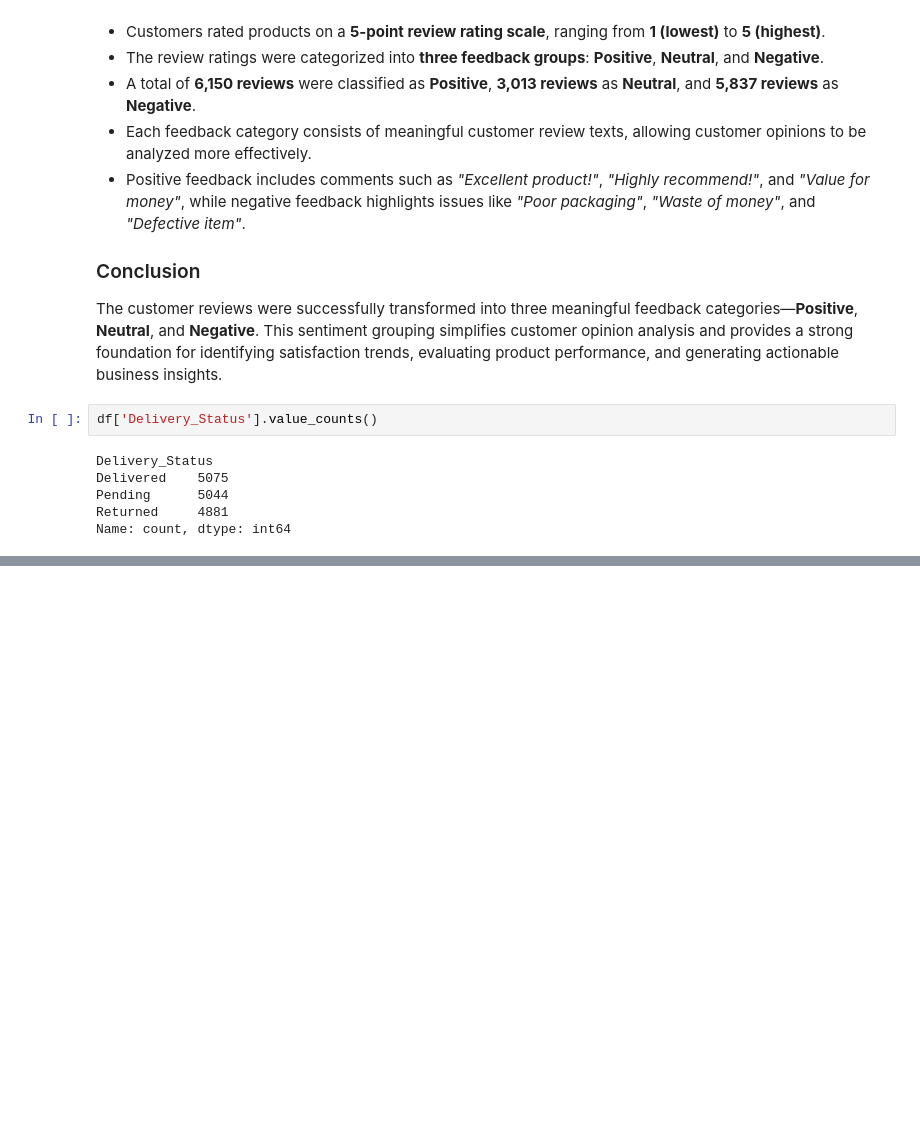
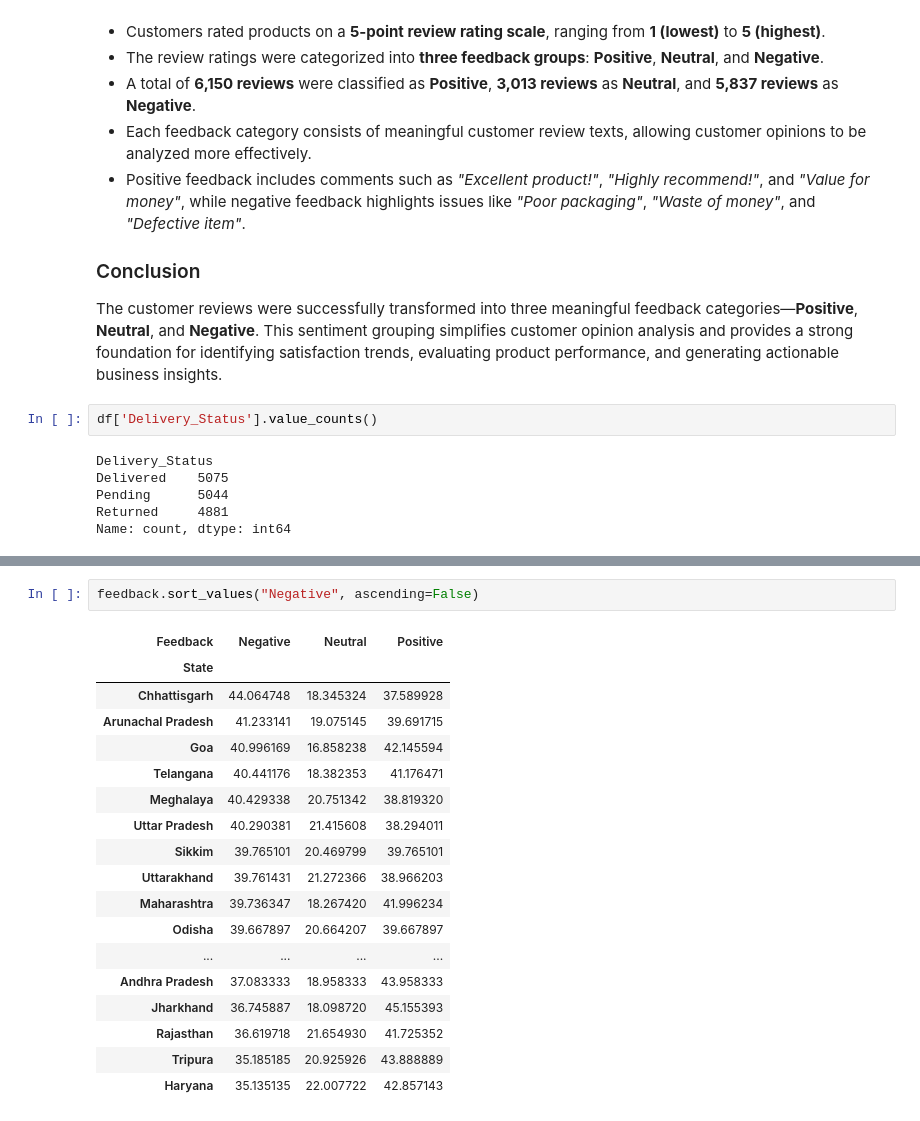
Before and after one commit to sohamnp06/Ecommerce-Sales-Analysis, a Jupyter notebook: notebooks/EDA.ipynb, the cells around one changed output, grey strips where cells are left out. Drawn from its saved outputs; the diff is of its cells as text; blank space fills up the shorter version.

```diff
--- a/notebooks/EDA.ipynb
+++ b/notebooks/EDA.ipynb
@@ -262,0 +305,21 @@ Name: count, dtype: int64
+# %%
+feedback.sort_values("Negative", ascending=False)
+# %% [output]
+| Feedback | Negative | Neutral | Positive |
+| State |  |  |  |
+| Chhattisgarh | 44.064748 | 18.345324 | 37.589928 |
+| Arunachal Pradesh | 41.233141 | 19.075145 | 39.691715 |
+| Goa | 40.996169 | 16.858238 | 42.145594 |
+| Telangana | 40.441176 | 18.382353 | 41.176471 |
+| Meghalaya | 40.429338 | 20.751342 | 38.819320 |
+| Uttar Pradesh | 40.290381 | 21.415608 | 38.294011 |
+| Sikkim | 39.765101 | 20.469799 | 39.765101 |
+| Uttarakhand | 39.761431 | 21.272366 | 38.966203 |
+| Maharashtra | 39.736347 | 18.267420 | 41.996234 |
+| Odisha | 39.667897 | 20.664207 | 39.667897 |
+| ... | ... | ... | ... |
+| Andhra Pradesh | 37.083333 | 18.958333 | 43.958333 |
+| Jharkhand | 36.745887 | 18.098720 | 45.155393 |
+| Rajasthan | 36.619718 | 21.654930 | 41.725352 |
+| Tripura | 35.185185 | 20.925926 | 43.888889 |
+| Haryana | 35.135135 | 22.007722 | 42.857143 |
```
Also changed, not shown: parts of 15 cells of this notebook.
